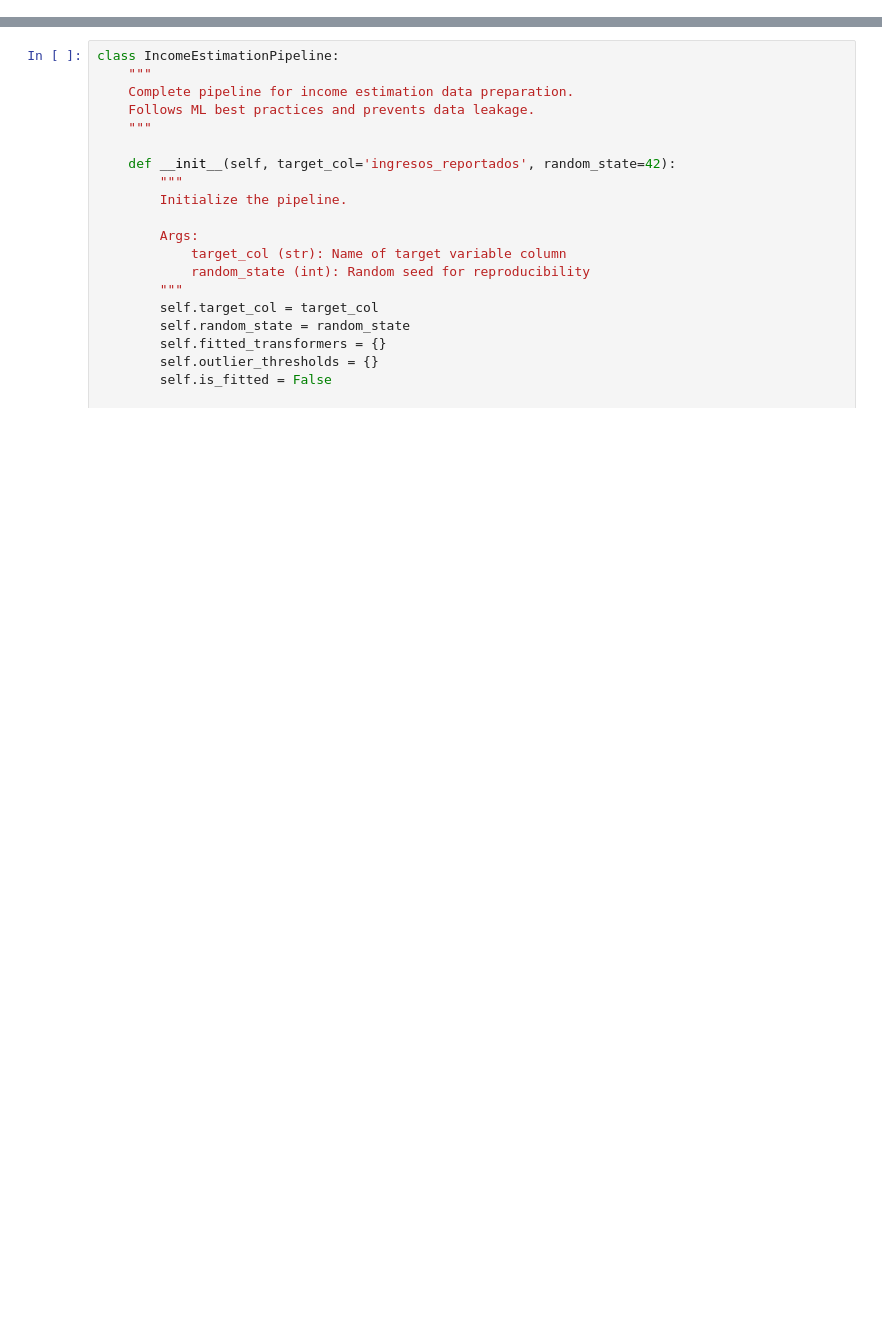
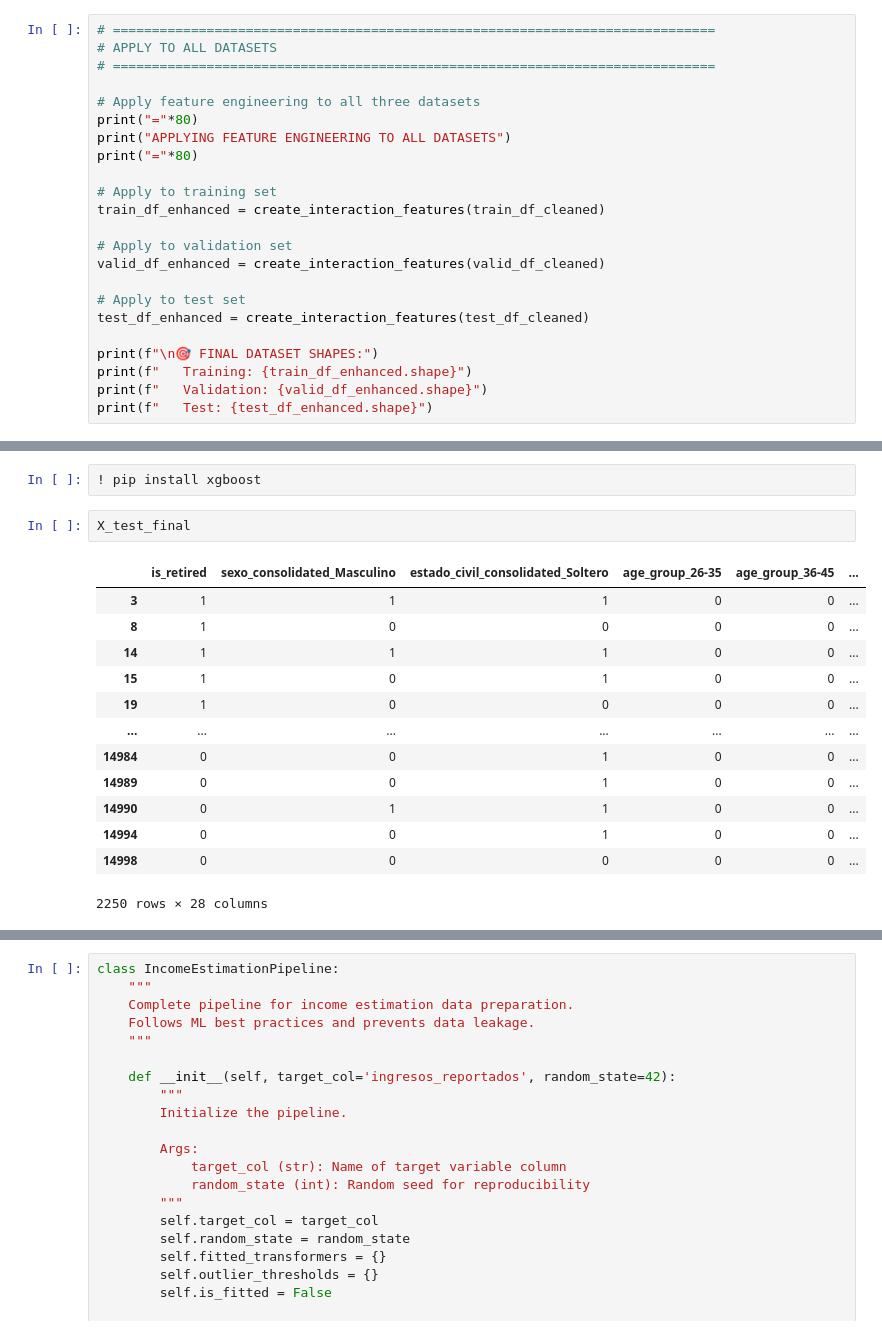
Before and after one commit to dfsosa83/caja-de-ahorros, a Jupyter notebook: notebooks/02_training_model_version_1.ipynb, the cells around one changed output, grey strips where cells are left out. Saved outputs shown, nothing was run; the diff lists cells and outputs as text; blank space fills up the shorter version.

```diff
--- a/notebooks/02_training_model_version_1.ipynb
+++ b/notebooks/02_training_model_version_1.ipynb
@@ -47,0 +1501,23 @@ pd.set_option('display.max_colwidth', 100)
+# %%
+# =============================================================================
+# APPLY TO ALL DATASETS
+# =============================================================================
+
+# Apply feature engineering to all three datasets
+print("="*80)
+print("APPLYING FEATURE ENGINEERING TO ALL DATASETS")
+print("="*80)
+
+# Apply to training set
+train_df_enhanced = create_interaction_features(train_df_cleaned)
+
+# Apply to validation set
+valid_df_enhanced = create_interaction_features(valid_df_cleaned)
+
+# Apply to test set
+test_df_enhanced = create_interaction_features(test_df_cleaned)
+
+print(f"\n🎯 FINAL DATASET SHAPES:")
+print(f"   Training: {train_df_enhanced.shape}")
+print(f"   Validation: {valid_df_enhanced.shape}")
+print(f"   Test: {test_df_enhanced.shape}")
@@ -47,0 +1730,18 @@ pd.set_option('display.max_colwidth', 100)
+# %%
+! pip install xgboost
+# %%
+X_test_final
+# %% [output]
+|  | is_retired | sexo_consolidated_Masculino | estado_civil_consolidated_Soltero | age_group_26-35 | age_group_36-45 | ... |
+| 3 | 1 | 1 | 1 | 0 | 0 | ... |
+| 8 | 1 | 0 | 0 | 0 | 0 | ... |
+| 14 | 1 | 1 | 1 | 0 | 0 | ... |
+| 15 | 1 | 0 | 1 | 0 | 0 | ... |
+| 19 | 1 | 0 | 0 | 0 | 0 | ... |
+| ... | ... | ... | ... | ... | ... | ... |
+| 14984 | 0 | 0 | 1 | 0 | 0 | ... |
+| 14989 | 0 | 0 | 1 | 0 | 0 | ... |
+| 14990 | 0 | 1 | 1 | 0 | 0 | ... |
+| 14994 | 0 | 0 | 1 | 0 | 0 | ... |
+| 14998 | 0 | 0 | 0 | 0 | 0 | ... |
+2250 rows × 28 columns
```
Also changed, not shown: parts of 58 cells of this notebook, 7 other files.
